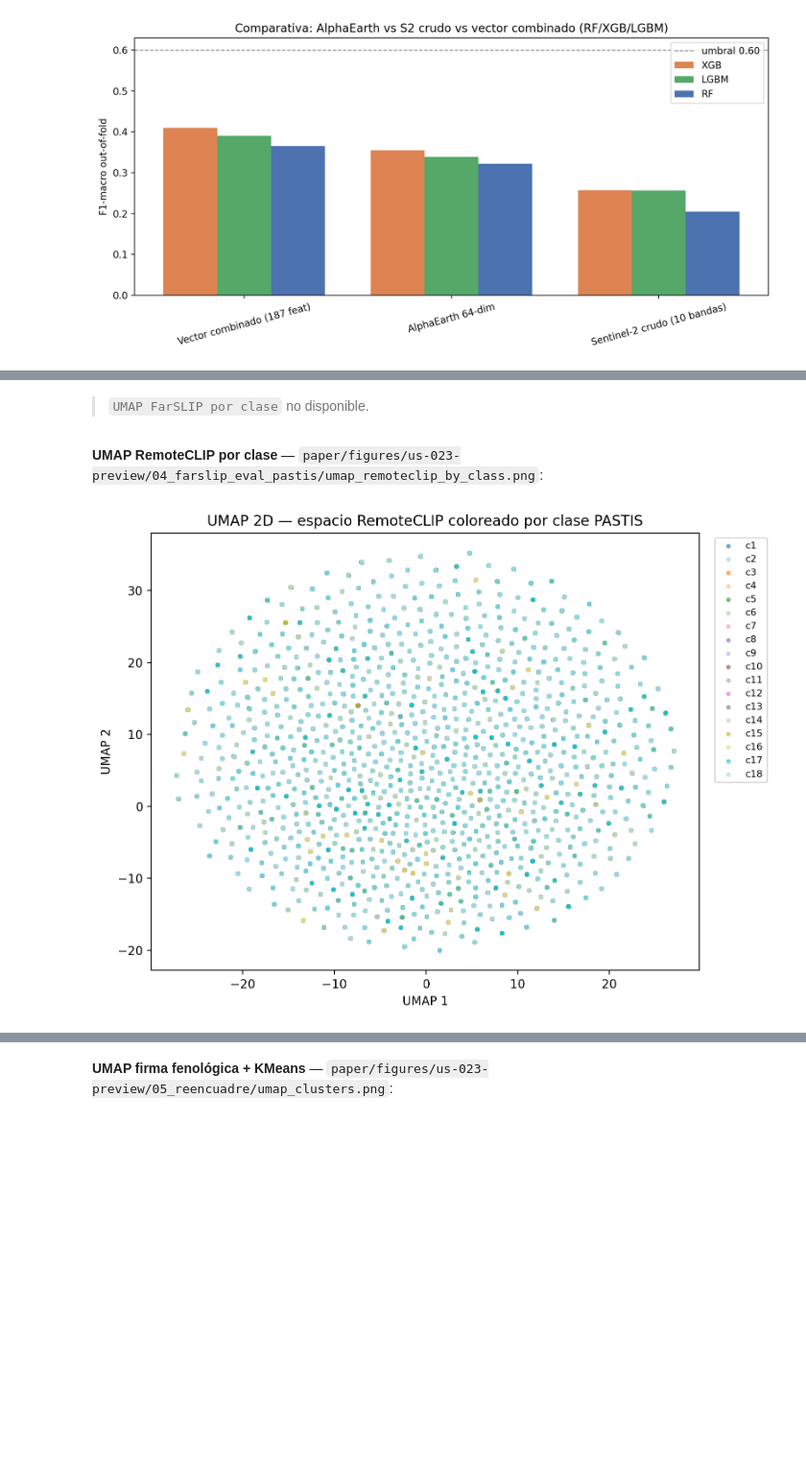
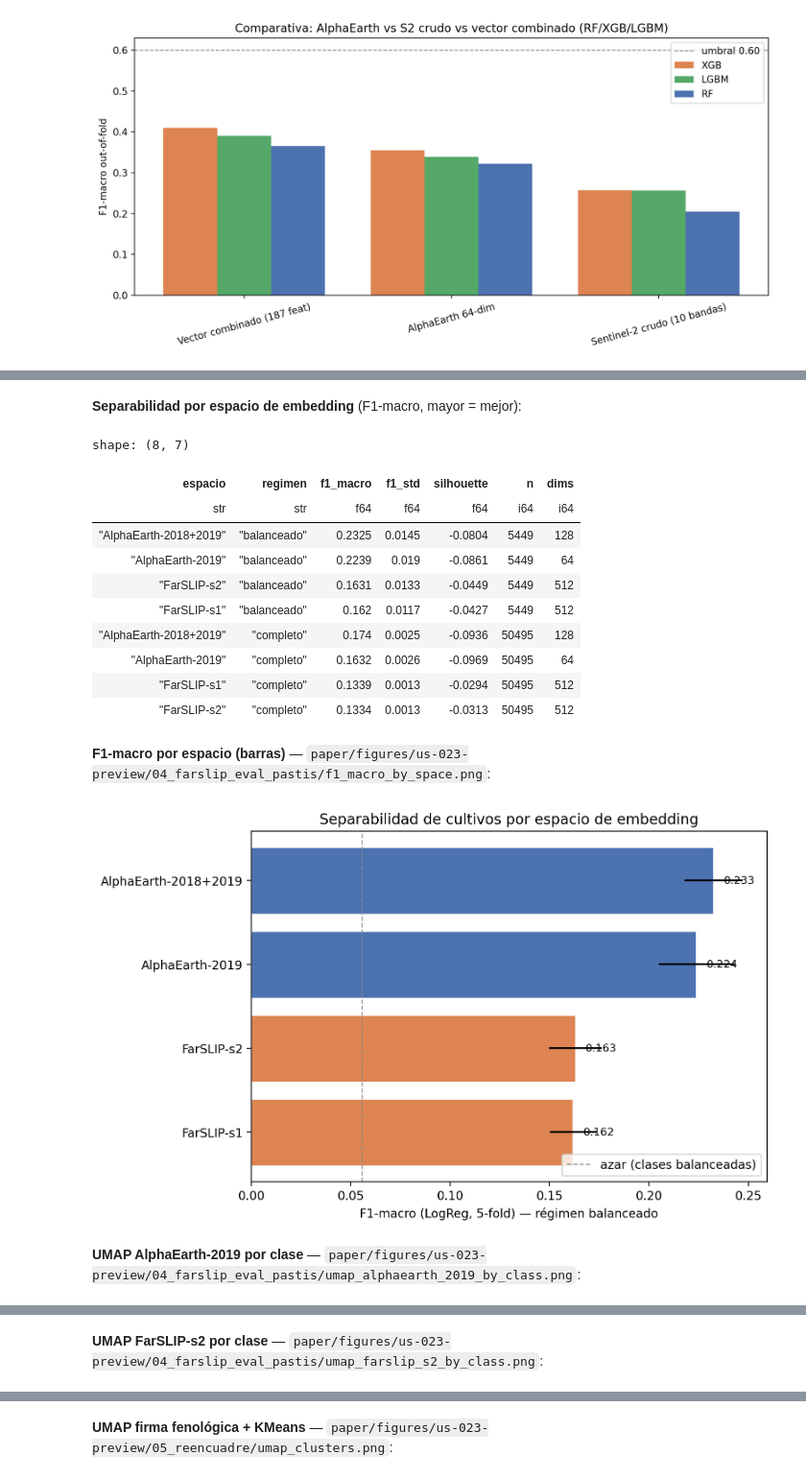
Before and after one commit to ArthurZizumbo/agrosat-copilot, a Jupyter notebook: notebooks/baseline/Avance3.Equipo17.ipynb, the cells around one changed output, grey strips where cells are left out. Shown at 96% size. Drawn from its saved outputs; the diff is of its cells as text; code cells hidden in the pictures; blank space fills up the shorter version.

```diff
--- a/notebooks/baseline/Avance3.Equipo17.ipynb
+++ b/notebooks/baseline/Avance3.Equipo17.ipynb
@@ -348,18 +469,40 @@ shape: (9, 7)
 # %%
-umap_figures = [
-    ('UMAP FarSLIP por clase',
-     'paper/figures/us-023-preview/04_farslip_eval_pastis/umap_farslip_by_class.png'),
-    ('UMAP RemoteCLIP por clase',
-     'paper/figures/us-023-preview/04_farslip_eval_pastis/umap_remoteclip_by_class.png'),
+# Read the real separability table (FarSLIP s1/s2 vs AlphaEarth 2019/2018+2019).
+SEPARABILITY_PATH = "reports/baseline/04_farslip_eval_pastis/separability_comparison.parquet"
+separability = _read_or_skip(SEPARABILITY_PATH, "separability_comparison (04_farslip)")
+if separability is not None:
+    display(Markdown("**Separabilidad por espacio de embedding** (F1-macro, mayor = mejor):"))
+    display(separability.sort(["regimen", "f1_macro"], descending=[False, True]))
+
+# Figures from the FarSLIP-vs-AlphaEarth comparison.
+farslip_figures = [
+    ("F1-macro por espacio (barras)",
+     "paper/figures/us-023-preview/04_farslip_eval_pastis/f1_macro_by_space.png"),
+    ("UMAP AlphaEarth-2019 por clase",
+     "paper/figures/us-023-preview/04_farslip_eval_pastis/umap_alphaearth_2019_by_class.png"),
+    ("UMAP FarSLIP-s2 por clase",
+     "paper/figures/us-023-preview/04_farslip_eval_pastis/umap_farslip_s2_by_class.png"),
 ]
-for label, rel_path in umap_figures:
+for label, rel_path in farslip_figures:
     full_path = env.repo / rel_path
     if full_path.exists():
-        display(Markdown(f'**{label}** — `{rel_path}`:'))
+        display(Markdown(f"**{label}** — `{rel_path}`:"))
         display(Image(filename=str(full_path)))
     else:
-        display(Markdown(f'> `{label}` no disponible.'))
+        display(Markdown(f"> `{label}` no disponible (`{rel_path}`)."))
 # %% [output]
-> `UMAP FarSLIP por clase` no disponible.
+**Separabilidad por espacio de embedding** (F1-macro, mayor = mejor):
+shape: (8, 7)
+| espacio | regimen | f1_macro | f1_std | silhouette | n | dims |
+| str | str | f64 | f64 | f64 | i64 | i64 |
+| "AlphaEarth-2018+2019" | "balanceado" | 0.2325 | 0.0145 | -0.0804 | 5449 | 128 |
+| "AlphaEarth-2019" | "balanceado" | 0.2239 | 0.019 | -0.0861 | 5449 | 64 |
+| "FarSLIP-s2" | "balanceado" | 0.1631 | 0.0133 | -0.0449 | 5449 | 512 |
+| "FarSLIP-s1" | "balanceado" | 0.162 | 0.0117 | -0.0427 | 5449 | 512 |
+| "AlphaEarth-2018+2019" | "completo" | 0.174 | 0.0025 | -0.0936 | 50495 | 128 |
+| "AlphaEarth-2019" | "completo" | 0.1632 | 0.0026 | -0.0969 | 50495 | 64 |
+| "FarSLIP-s1" | "completo" | 0.1339 | 0.0013 | -0.0294 | 50495 | 512 |
+| "FarSLIP-s2" | "completo" | 0.1334 | 0.0013 | -0.0313 | 50495 | 512 |
-**UMAP RemoteCLIP por clase** — `paper/figures/us-023-preview/04_farslip_eval_pastis/umap_remoteclip_by_class.png`:
+**F1-macro por espacio (barras)** — `paper/figures/us-023-preview/04_farslip_eval_pastis/f1_macro_by_space.png`:
-[figure, old version]
+[figure, new version]
+**UMAP AlphaEarth-2019 por clase** — `paper/figures/us-023-preview/04_farslip_eval_pastis/umap_alphaearth_2019_by_class.png`:
@@ -365,0 +510 @@ for label, rel_path in umap_figures:
+**UMAP FarSLIP-s2 por clase** — `paper/figures/us-023-preview/04_farslip_eval_pastis/umap_farslip_s2_by_class.png`:
```
Also changed, not shown: parts of 17 cells of this notebook, 5 other files.
